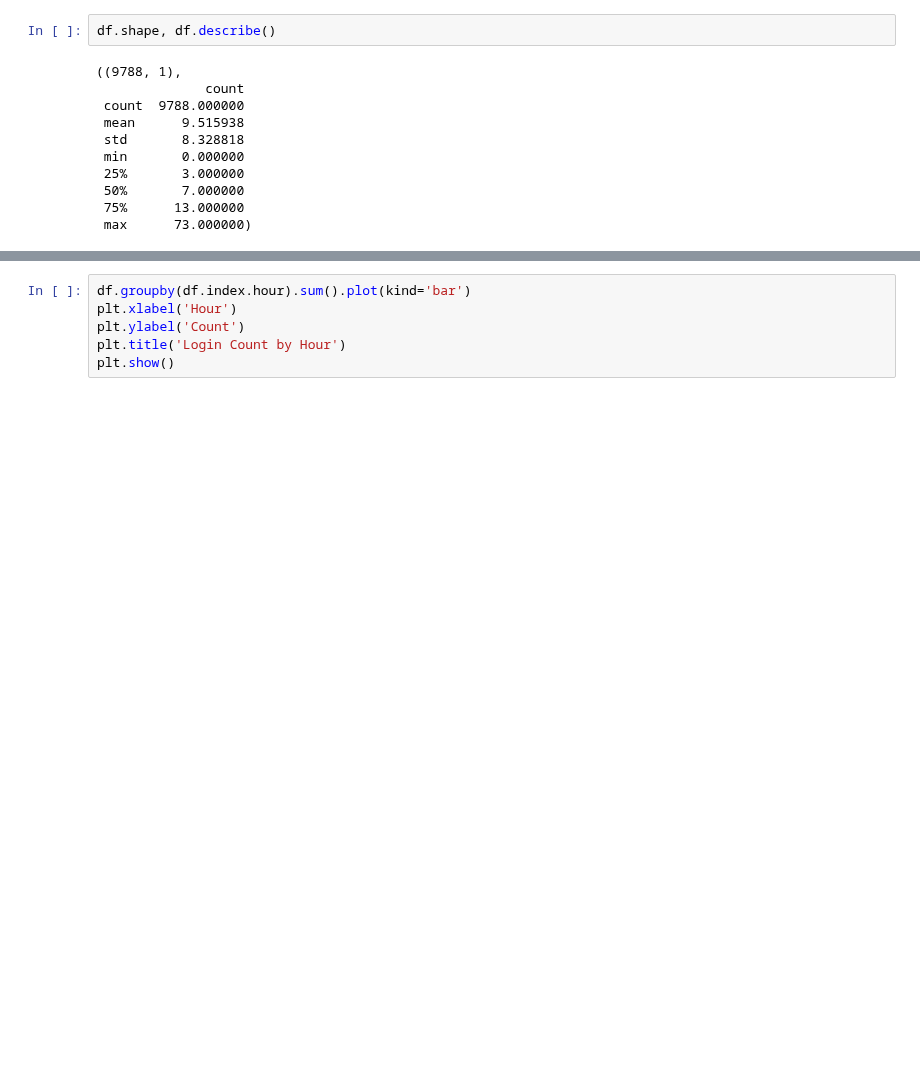
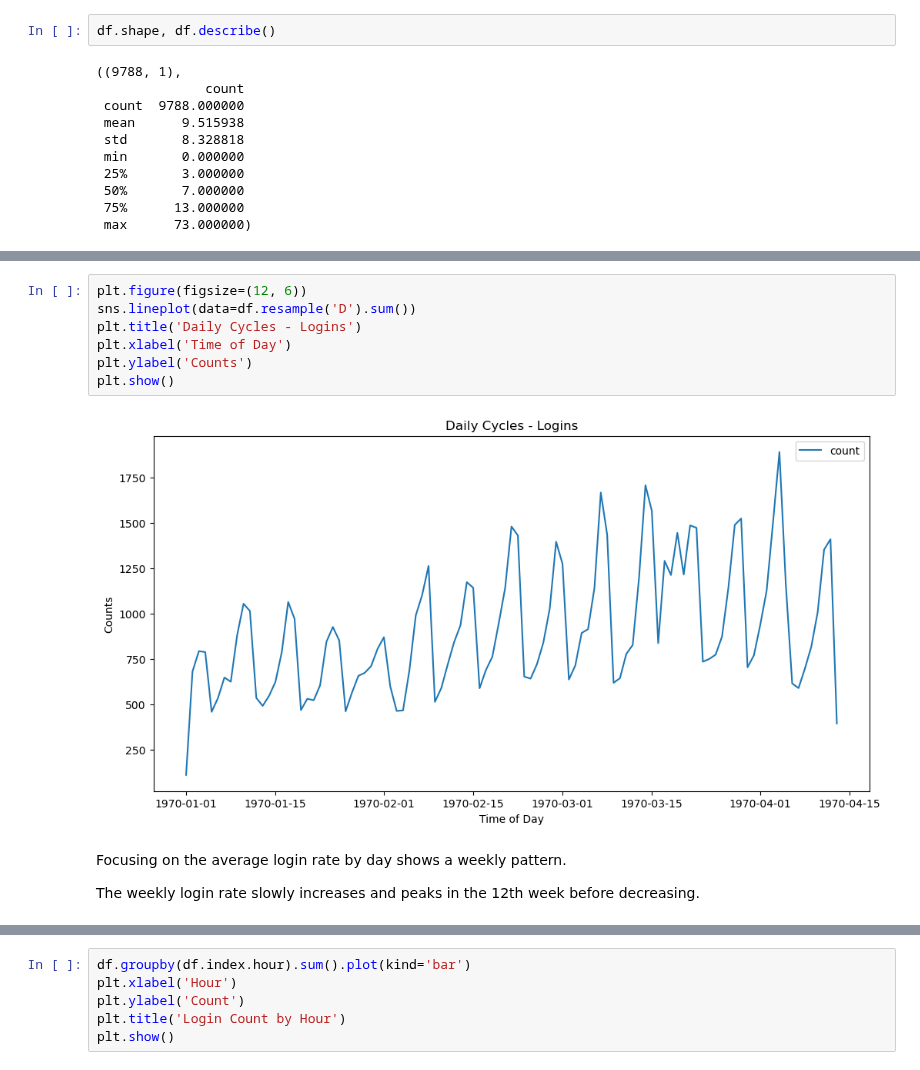
Before and after one commit to n-altawam/Sprinboard, a Jupyter notebook: 26.2.2 Ultimate Technologies Inc. Take-Home Challenge/Ultimate_data_science_challenge.ipynb, the cells around one changed output, grey strips where cells are left out. Saved outputs shown, nothing was run; the diff lists cells and outputs as text; blank space fills up the shorter version.

```diff
--- a/26.2.2 Ultimate Technologies Inc. Take-Home Challenge/Ultimate_data_science_challenge.ipynb
+++ b/26.2.2 Ultimate Technologies Inc. Take-Home Challenge/Ultimate_data_science_challenge.ipynb
@@ -71,0 +70,13 @@ df.plot(figsize=(15,5),
+# %%
+plt.figure(figsize=(12, 6))
+sns.lineplot(data=df.resample('D').sum())
+plt.title('Daily Cycles - Logins')
+plt.xlabel('Time of Day')
+plt.ylabel('Counts')
+plt.show()
+# %% [output]
+[figure, added]
+# %% [markdown]
+Focusing on the average login rate by day shows a weekly pattern.
+
+The weekly login rate slowly increases and peaks in the 12th week before decreasing.
```
Also changed, not shown: parts of 41 cells of this notebook, 9 other files.
